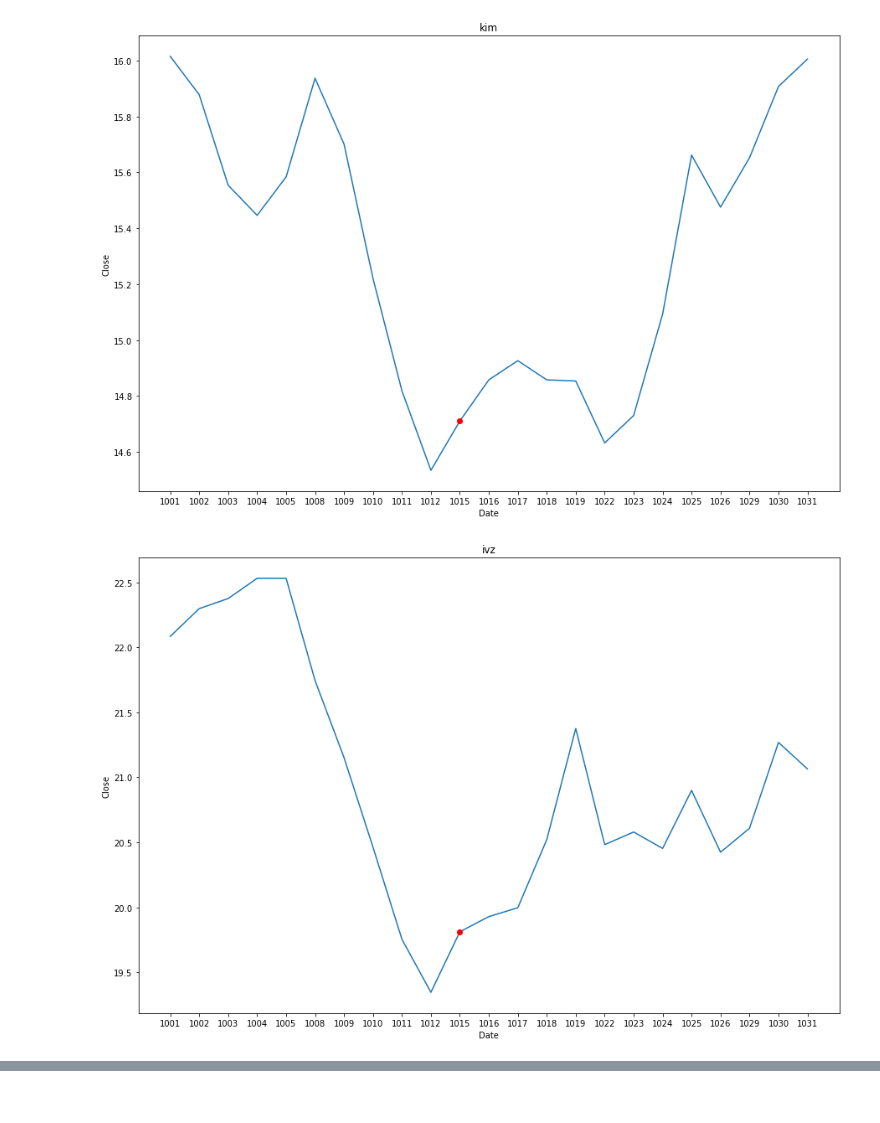
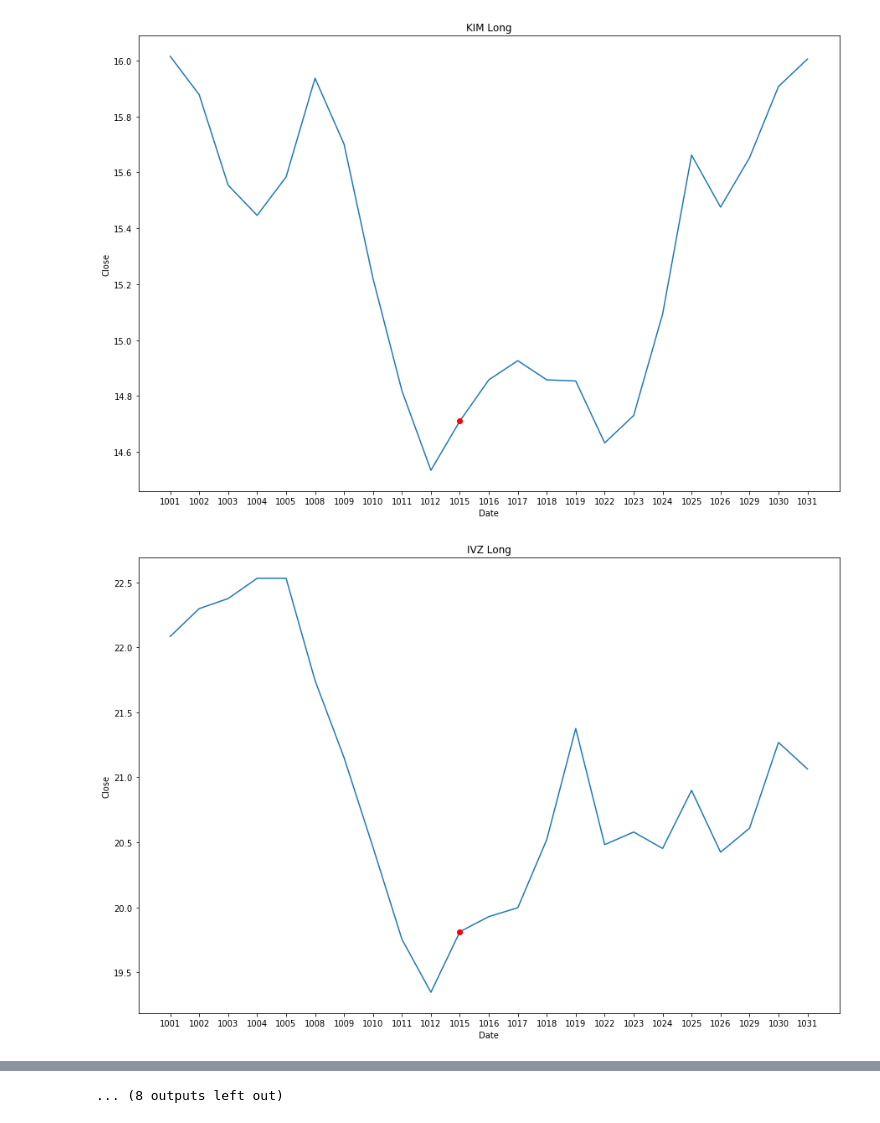
Before and after one commit to Weichong515/Algo-Trading-14, a Jupyter notebook: Plot_stock.ipynb, the cells around one changed output, grey strips where cells are left out. Saved outputs shown, nothing was run; the diff lists cells and outputs as text; code cells hidden in the pictures.

```diff
--- a/Plot_stock.ipynb
+++ b/Plot_stock.ipynb
@@ -1,24 +1,29 @@
 # %%
 import pandas as pd
 import numpy as np
 from sklearn.ensemble import RandomForestClassifier
 from matplotlib import pyplot as plt
 %matplotlib inline
 Dict_=np.load('data.npy').item()
 L='kim ivz ctb dre anf pbi spxc nav nyt jbl'.split(' ')
-def plot(name,data,s,start,end,mid):
+S='rad rdc eqt nbr win dnr esv chk do wft'.split(' ')
+def plot(name,data,s,start,end,mid,action):
     plt.figure(figsize=(15,10))
     C=np.array(data[name][s])[start:end+1]
     l=np.array(data[name]['Date'])[start:end+1]
     for i in range(len(l)):
         l[i]=l[i][4:]
     plt.plot(l,C)
     plt.plot(np.array(data[name]['Date'])[mid][4:],C[mid],'ro')
     plt.xlabel('Date')
     plt.ylabel('Close')
-    plt.title(name)
+    plt.title(name.upper()+' '+action)
 for i in L:
-    plot(i,Dict_,'Close',0,22,10)
+    plot(i,Dict_,'Close',0,22,10,'Long')
+    plt.savefig('./figs/'+i+'_long_1016-1031.png')
+for i in S:
+    plot(i,Dict_,'Close',0,22,10,'Short')
+    plt.savefig('./figs/'+i+'_short_1016-1031.png')
 # %% [output]
-[figure, old version]
+[figure, new version]
-[figure, old version]
+[figure, new version]
@@ -32,0 +40 @@ for i in L:
+... (8 outputs left out)
```
Also changed, not shown: parts of 1 cell of this notebook.
